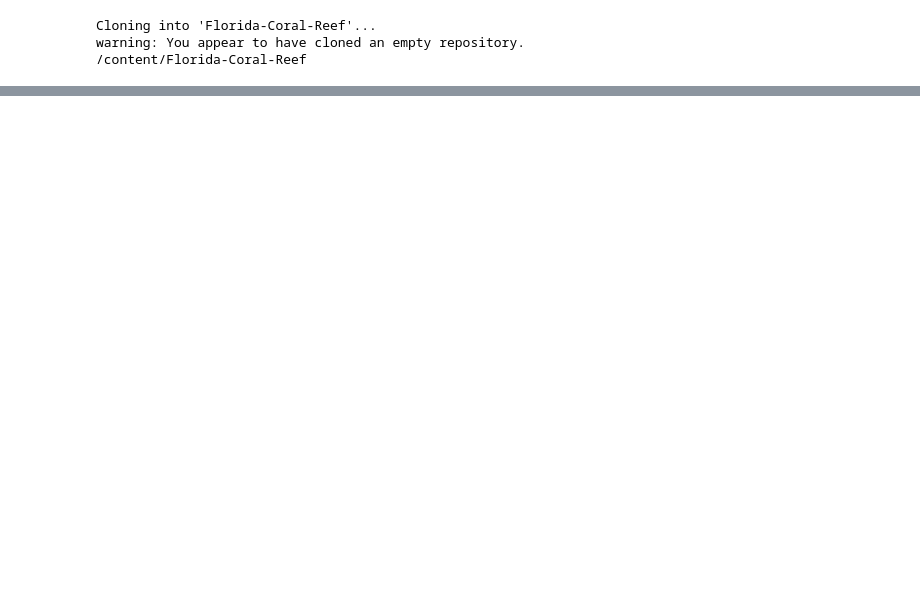
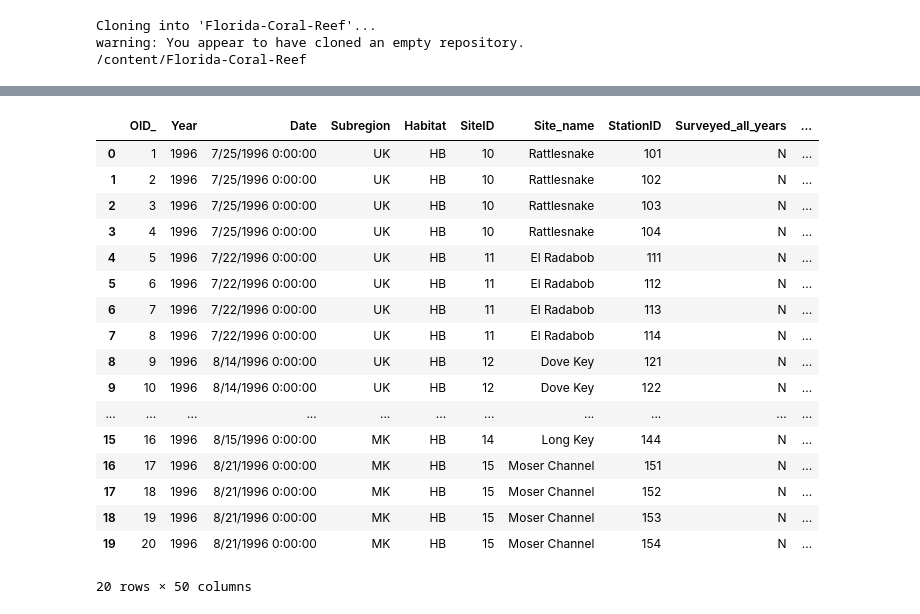
Before and after one commit to malihealavi/Florida-Coral-Reef, a Jupyter notebook: data_overview.ipynb, the cells around one changed output, grey strips where cells are left out. Saved outputs shown, nothing was run; the diff lists cells and outputs as text; code cells hidden in the pictures; blank space fills up the shorter version.

```diff
--- a/data_overview.ipynb
+++ b/data_overview.ipynb
@@ -72,0 +349,4 @@ total size is 46,442,328  speedup is 1.00
+# %%
+path = "dataset/"
+df= pd.read_csv(path+'CREMP_Pcover_2023_StonyCoralSpecies.csv')
+df.info()
@@ -72,0 +371,21 @@ total size is 46,442,328  speedup is 1.00
+# %%
+df.head(20)
+# %% [output]
+|  | OID_ | Year | Date | Subregion | Habitat | SiteID | Site_name | StationID | Surveyed_all_years | ... |
+| 0 | 1 | 1996 | 7/25/1996 0:00:00 | UK | HB | 10 | Rattlesnake | 101 | N | ... |
+| 1 | 2 | 1996 | 7/25/1996 0:00:00 | UK | HB | 10 | Rattlesnake | 102 | N | ... |
+| 2 | 3 | 1996 | 7/25/1996 0:00:00 | UK | HB | 10 | Rattlesnake | 103 | N | ... |
+| 3 | 4 | 1996 | 7/25/1996 0:00:00 | UK | HB | 10 | Rattlesnake | 104 | N | ... |
+| 4 | 5 | 1996 | 7/22/1996 0:00:00 | UK | HB | 11 | El Radabob | 111 | N | ... |
+| 5 | 6 | 1996 | 7/22/1996 0:00:00 | UK | HB | 11 | El Radabob | 112 | N | ... |
+| 6 | 7 | 1996 | 7/22/1996 0:00:00 | UK | HB | 11 | El Radabob | 113 | N | ... |
+| 7 | 8 | 1996 | 7/22/1996 0:00:00 | UK | HB | 11 | El Radabob | 114 | N | ... |
+| 8 | 9 | 1996 | 8/14/1996 0:00:00 | UK | HB | 12 | Dove Key | 121 | N | ... |
+| 9 | 10 | 1996 | 8/14/1996 0:00:00 | UK | HB | 12 | Dove Key | 122 | N | ... |
+| ... | ... | ... | ... | ... | ... | ... | ... | ... | ... | ... |
+| 15 | 16 | 1996 | 8/15/1996 0:00:00 | MK | HB | 14 | Long Key | 144 | N | ... |
+| 16 | 17 | 1996 | 8/21/1996 0:00:00 | MK | HB | 15 | Moser Channel | 151 | N | ... |
+| 17 | 18 | 1996 | 8/21/1996 0:00:00 | MK | HB | 15 | Moser Channel | 152 | N | ... |
+| 18 | 19 | 1996 | 8/21/1996 0:00:00 | MK | HB | 15 | Moser Channel | 153 | N | ... |
+| 19 | 20 | 1996 | 8/21/1996 0:00:00 | MK | HB | 15 | Moser Channel | 154 | N | ... |
+20 rows × 50 columns
```
Also changed, not shown: parts of 67 cells of this notebook, 3 other files.
